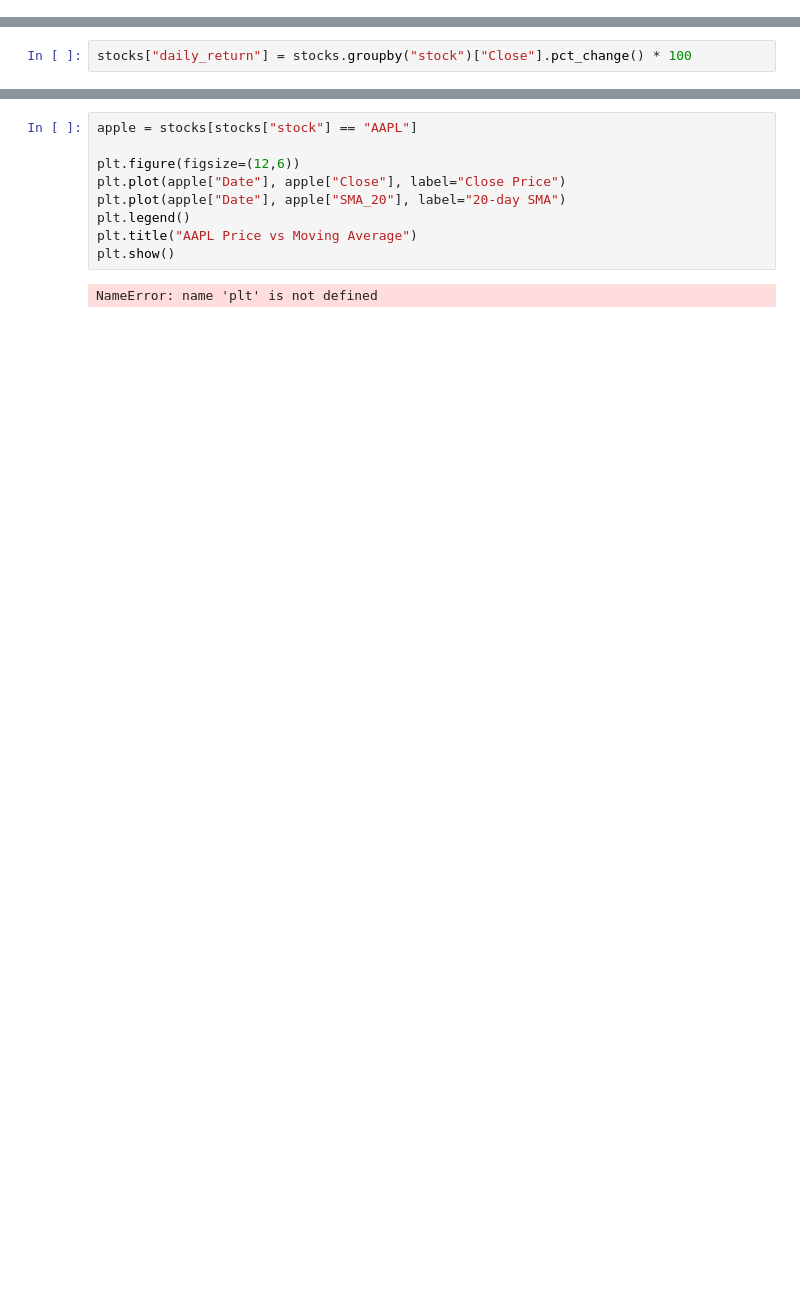
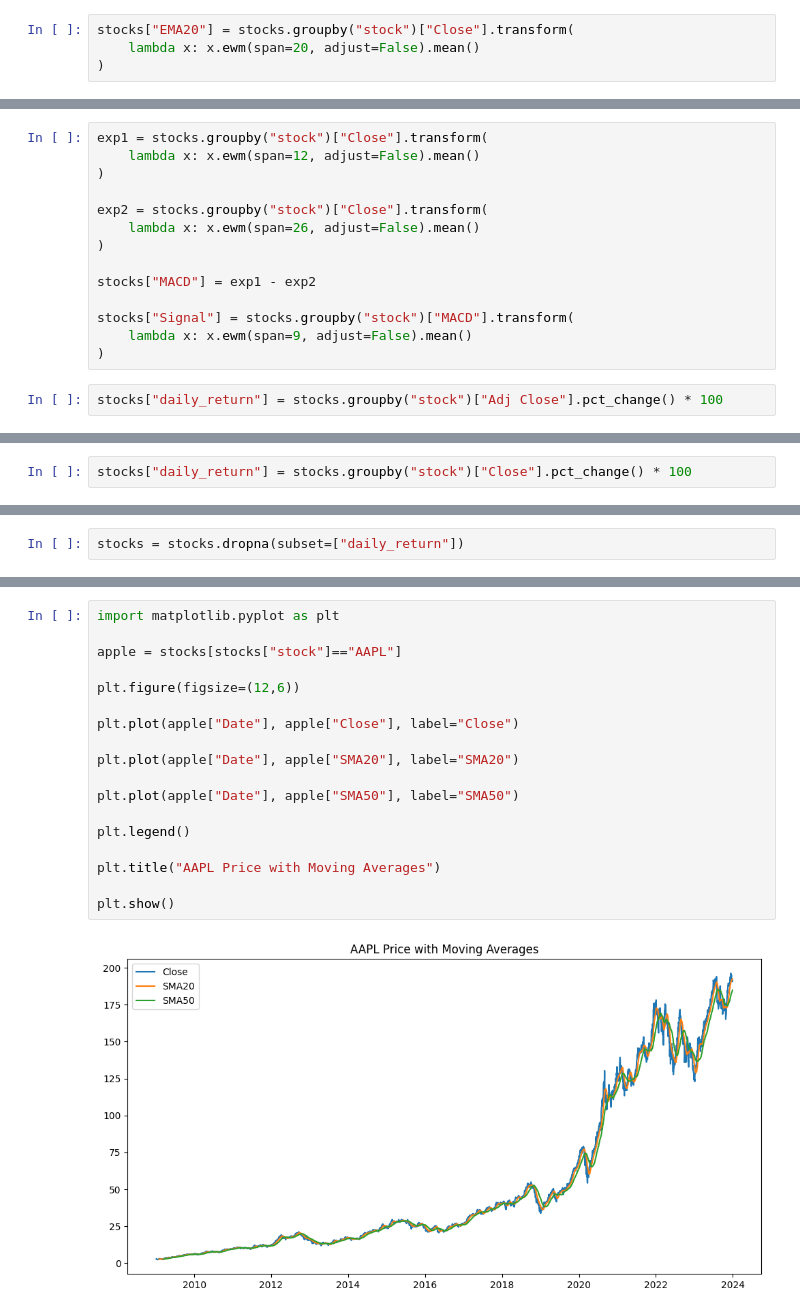
Before and after one commit to nunu-e/news-sentiment-analysis, a Jupyter notebook: notebooks/stock_analysis.ipynb, the cells around one changed output, grey strips where cells are left out. Cells and saved outputs as stored; diff of their text form; blank space fills up the shorter version.

```diff
--- a/notebooks/stock_analysis.ipynb
+++ b/notebooks/stock_analysis.ipynb
@@ -18,0 +87,4 @@ stocks["Date"] = pd.to_datetime(stocks["Date"])
+# %%
+stocks["EMA20"] = stocks.groupby("stock")["Close"].transform(
+    lambda x: x.ewm(span=20, adjust=False).mean()
+)
@@ -18,0 +111,16 @@ stocks["Date"] = pd.to_datetime(stocks["Date"])
+# %%
+exp1 = stocks.groupby("stock")["Close"].transform(
+    lambda x: x.ewm(span=12, adjust=False).mean()
+)
+
+exp2 = stocks.groupby("stock")["Close"].transform(
+    lambda x: x.ewm(span=26, adjust=False).mean()
+)
+
+stocks["MACD"] = exp1 - exp2
+
+stocks["Signal"] = stocks.groupby("stock")["MACD"].transform(
+    lambda x: x.ewm(span=9, adjust=False).mean()
+)
+# %%
+stocks["daily_return"] = stocks.groupby("stock")["Adj Close"].pct_change() * 100
@@ -24,0 +146,2 @@ stocks["SMA_20"] = stocks.groupby("stock")["Close"].transform(
+# %%
+stocks = stocks.dropna(subset=["daily_return"])
@@ -25,11 +160,20 @@ stocks["SMA_20"] = stocks.groupby("stock")["Close"].transform(
 # %%
-apple = stocks[stocks["stock"] == "AAPL"]
+import matplotlib.pyplot as plt
+
+apple = stocks[stocks["stock"]=="AAPL"]
 
 plt.figure(figsize=(12,6))
-plt.plot(apple["Date"], apple["Close"], label="Close Price")
-plt.plot(apple["Date"], apple["SMA_20"], label="20-day SMA")
+
+plt.plot(apple["Date"], apple["Close"], label="Close")
+
+plt.plot(apple["Date"], apple["SMA20"], label="SMA20")
+
+plt.plot(apple["Date"], apple["SMA50"], label="SMA50")
+
 plt.legend()
-plt.title("AAPL Price vs Moving Average")
+
+plt.title("AAPL Price with Moving Averages")
+
 plt.show()
 # %% [output]
-NameError: name 'plt' is not defined
+[figure, added]
```
Also changed, not shown: parts of 17 cells of this notebook, 1 other file.
